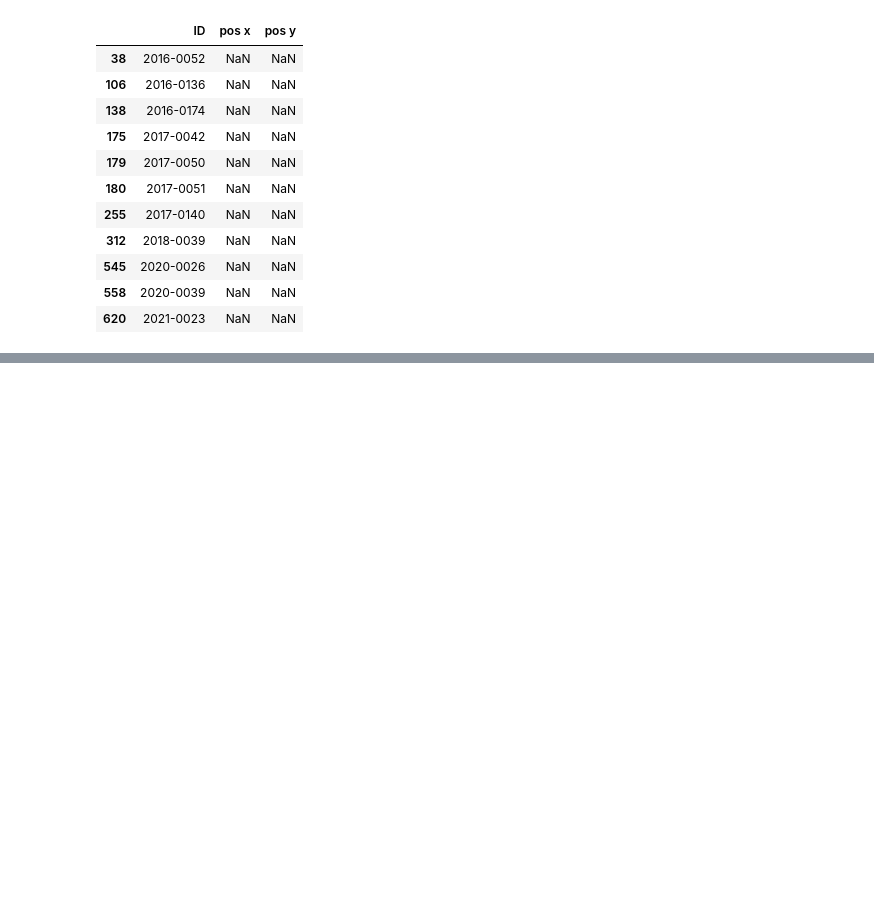
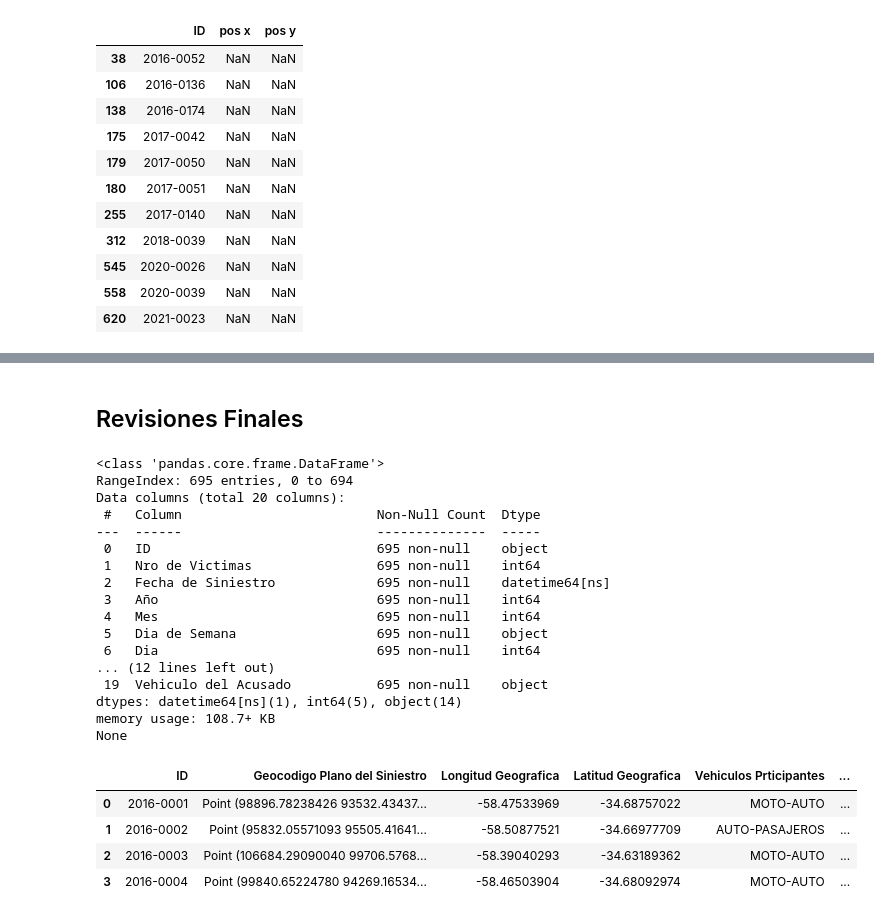
Before and after one commit to pseeker33/Data_Analytics_Siniestros_Viales_en_Ciudad_de_Buenos_Aires, a Jupyter notebook: notebooks/data_preparation.ipynb, the cells around one changed output, grey strips where cells are left out. Saved outputs shown, nothing was run; the diff lists cells and outputs as text; code cells hidden in the pictures; blank space fills up the shorter version.

```diff
--- a/fases/1. data_cleaning.ipynb
+++ b/notebooks/data_preparation.ipynb
@@ -564,0 +586,28 @@ df_homicidios_hechos.head(2)
+# %% [markdown]
+## Revisiones Finales
+# %%
+print(df_homicidios_hechos.info())
+df_homicidios_hechos.head(4)[['ID','Geocodigo Plano del Siniestro','Longitud Geografica','Latitud Geografica','Vehiculos Prticipantes','Vehiculo de la Victima','Vehiculo del Acusado']]
+# %% [output]
+<class 'pandas.core.frame.DataFrame'>
+RangeIndex: 695 entries, 0 to 694
+Data columns (total 20 columns):
+ #   Column                         Non-Null Count  Dtype
+---  ------                         --------------  -----
+ 0   ID                             695 non-null    object
+ 1   Nro de Victimas                695 non-null    int64
+ 2   Fecha de Siniestro             695 non-null    datetime64[ns]
+ 3   Año                            695 non-null    int64
+ 4   Mes                            695 non-null    int64
+ 5   Dia de Semana                  695 non-null    object
+ 6   Dia                            695 non-null    int64
+... (12 lines left out)
+ 19  Vehiculo del Acusado           695 non-null    object
+dtypes: datetime64[ns](1), int64(5), object(14)
+memory usage: 108.7+ KB
+None
+|  | ID | Geocodigo Plano del Siniestro | Longitud Geografica | Latitud Geografica | Vehiculos Prticipantes | ... |
+| 0 | 2016-0001 | Point (98896.78238426 93532.43437... | -58.47533969 | -34.68757022 | MOTO-AUTO | ... |
+| 1 | 2016-0002 | Point (95832.05571093 95505.41641... | -58.50877521 | -34.66977709 | AUTO-PASAJEROS | ... |
+| 2 | 2016-0003 | Point (106684.29090040 99706.5768... | -58.39040293 | -34.63189362 | MOTO-AUTO | ... |
+| 3 | 2016-0004 | Point (99840.65224780 94269.16534... | -58.46503904 | -34.68092974 | MOTO-AUTO | ... |
```
Also changed, not shown: parts of 63 cells of this notebook, 5 other files.
